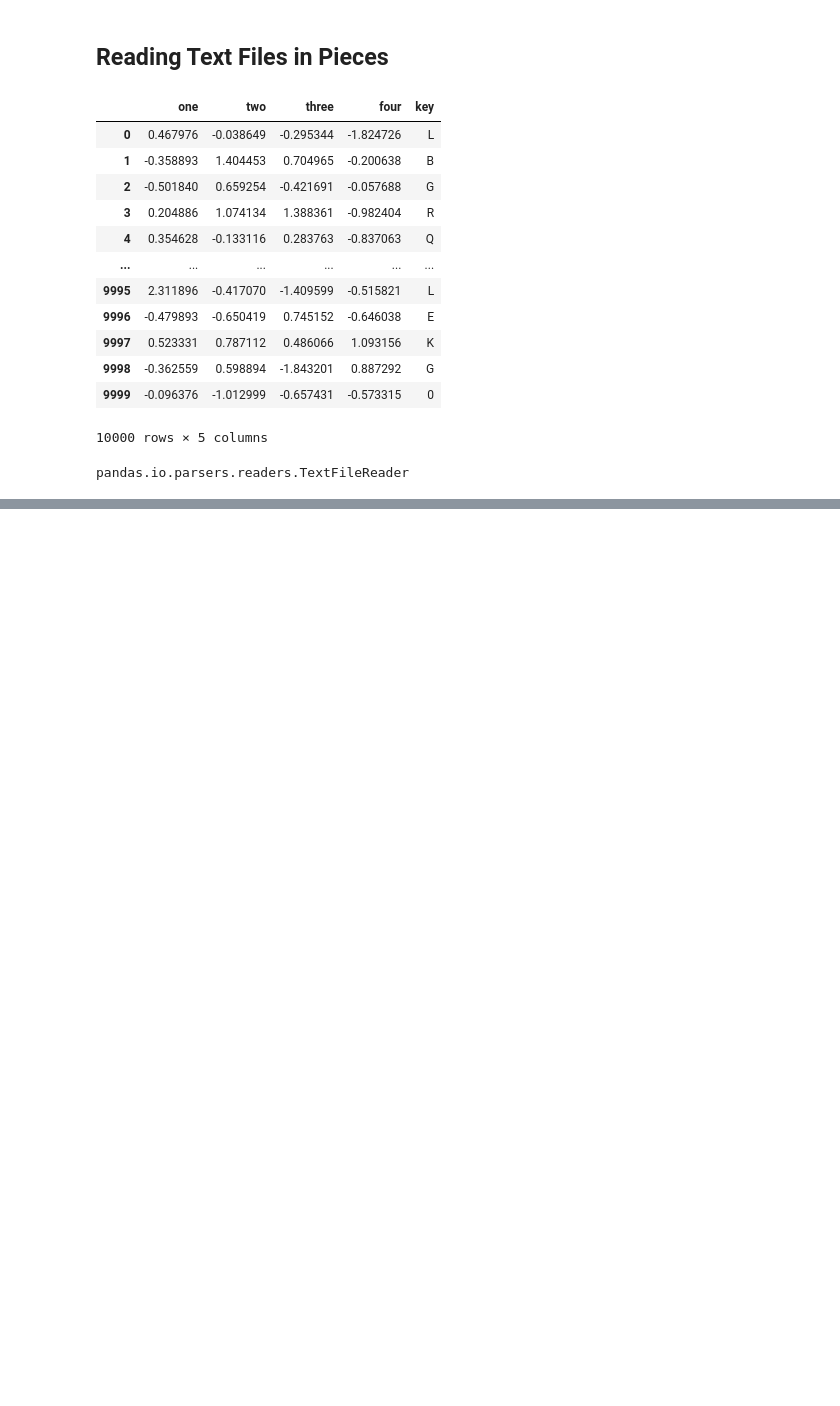
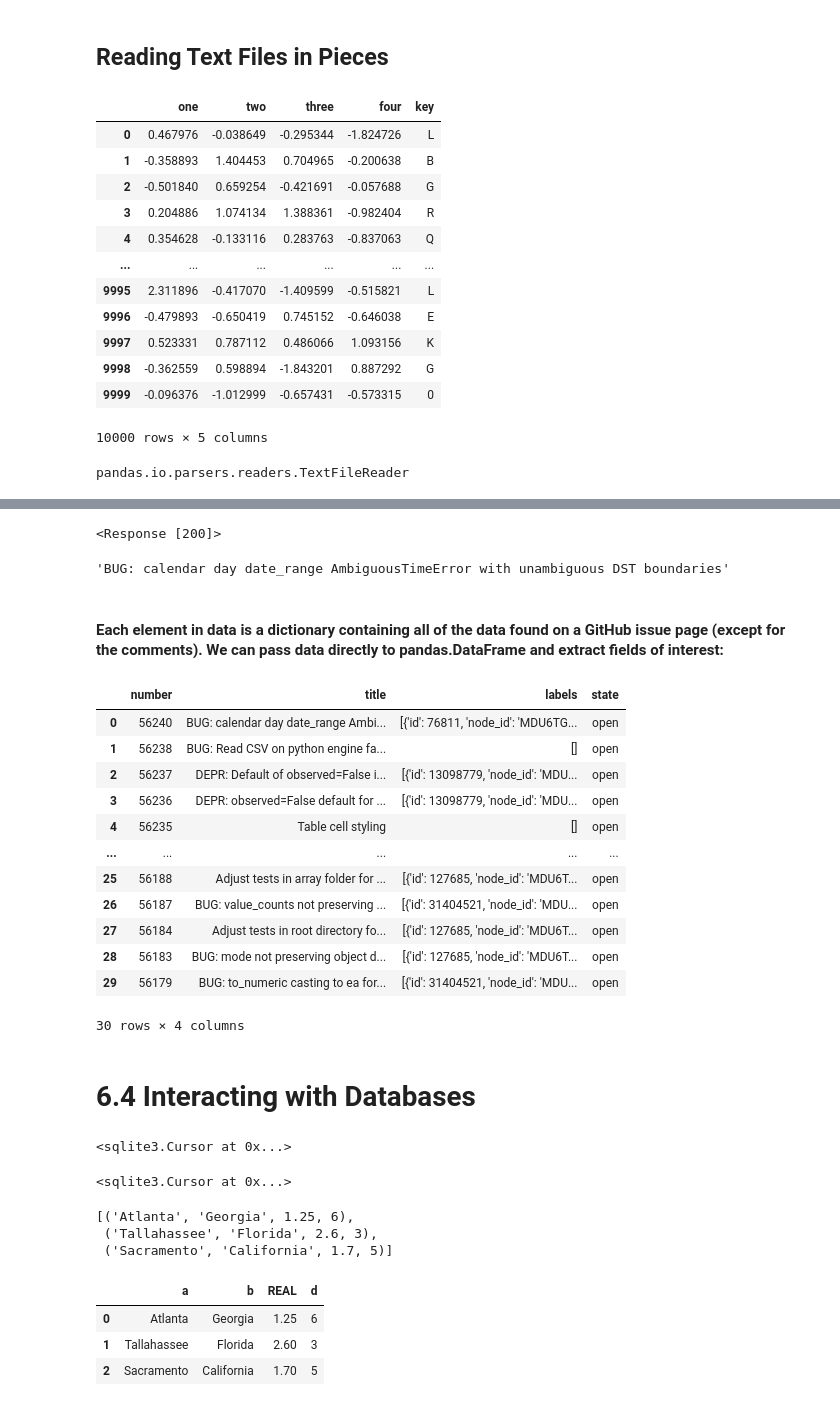
Before and after one commit to Joey8419/WesDataWrangling, a Jupyter notebook: Chapter6WorkAlong.ipynb, the cells around one changed output, grey strips where cells are left out. Saved outputs shown, nothing was run; the diff lists cells and outputs as text; code cells hidden in the pictures; blank space fills up the shorter version.

```diff
--- a/Chapter6WorkAlong.ipynb
+++ b/Chapter6WorkAlong.ipynb
@@ -296,0 +774,9 @@ pandas.io.parsers.readers.TextFileReader
+# %%
+import requests
+
+url = "https://api.github.com/repos/pandas-dev/pandas/issues"
+resp = requests.get(url)
+resp.raise_for_status()
+resp
+# %% [output]
+<Response [200]>
@@ -296,0 +787,69 @@ pandas.io.parsers.readers.TextFileReader
+# %%
+data = resp.json()
+data[0]["title"]
+# %% [output]
+'BUG: calendar day date_range AmbiguousTimeError with unambiguous DST boundaries'
+# %% [markdown]
+#### Each element in data is a dictionary containing all of the data found on a GitHub issue page (except for the comments). We can pass data directly to pandas.DataFrame and extract fields of interest:
+# %%
+issues = pd.DataFrame(data, columns=["number", "title", "labels", "state"])
+issues
+# %% [output]
+|  | number | title | labels | state |
+| 0 | 56240 | BUG: calendar day date_range Ambi... | [{'id': 76811, 'node_id': 'MDU6TG... | open |
+| 1 | 56238 | BUG: Read CSV on python engine fa... | [] | open |
+| 2 | 56237 | DEPR: Default of observed=False i... | [{'id': 13098779, 'node_id': 'MDU... | open |
+| 3 | 56236 | DEPR: observed=False default for ... | [{'id': 13098779, 'node_id': 'MDU... | open |
+| 4 | 56235 | Table cell styling | [] | open |
+| ... | ... | ... | ... | ... |
+| 25 | 56188 | Adjust tests in array folder for ... | [{'id': 127685, 'node_id': 'MDU6T... | open |
+| 26 | 56187 | BUG: value_counts not preserving ... | [{'id': 31404521, 'node_id': 'MDU... | open |
+| 27 | 56184 | Adjust tests in root directory fo... | [{'id': 127685, 'node_id': 'MDU6T... | open |
+| 28 | 56183 | BUG: mode not preserving object d... | [{'id': 127685, 'node_id': 'MDU6T... | open |
+| 29 | 56179 | BUG: to_numeric casting to ea for... | [{'id': 31404521, 'node_id': 'MDU... | open |
+30 rows × 4 columns
+# %% [markdown]
+# 6.4 Interacting with Databases
+# %%
+import sqlite3
+
+query = """
+CREATE TABLE test
+(a VARCHAR(20), b VARCHAR(20),
+ REAL,        d INTEGER
+ );"""
+
+con = sqlite3.connect("mydata.sqlite")
+con.execute(query)
+# %% [output]
+<sqlite3.Cursor at 0x...>
+# %%
+con.commit()
+
+data = [("Atlanta", "Georgia", 1.25, 6),
+        ("Tallahassee", "Florida", 2.6, 3),
+        ("Sacramento", "California", 1.7, 5)]
+
+stmt = "INSERT INTO test VALUES(?, ?, ?, ?)"
+con.executemany(stmt, data)
+# %% [output]
+<sqlite3.Cursor at 0x...>
+# %%
+con.commit()
+cursor = con.execute("SELECT * FROM test")
+rows = cursor.fetchall()
+
+rows
+# %% [output]
+[('Atlanta', 'Georgia', 1.25, 6),
+ ('Tallahassee', 'Florida', 2.6, 3),
+ ('Sacramento', 'California', 1.7, 5)]
+# %%
+# You can pass the list of tuples to the DataFrame constructor, but you also need the column names, contained in the cursor’s description attribute.
+cursor.description
+pd.DataFrame(rows, columns=[x[0] for x in cursor.description])
+# %% [output]
+|  | a | b | REAL | d |
+| 0 | Atlanta | Georgia | 1.25 | 6 |
+| 1 | Tallahassee | Florida | 2.60 | 3 |
+| 2 | Sacramento | California | 1.70 | 5 |
```
Also changed, not shown: parts of 68 cells of this notebook, 6 other files.
